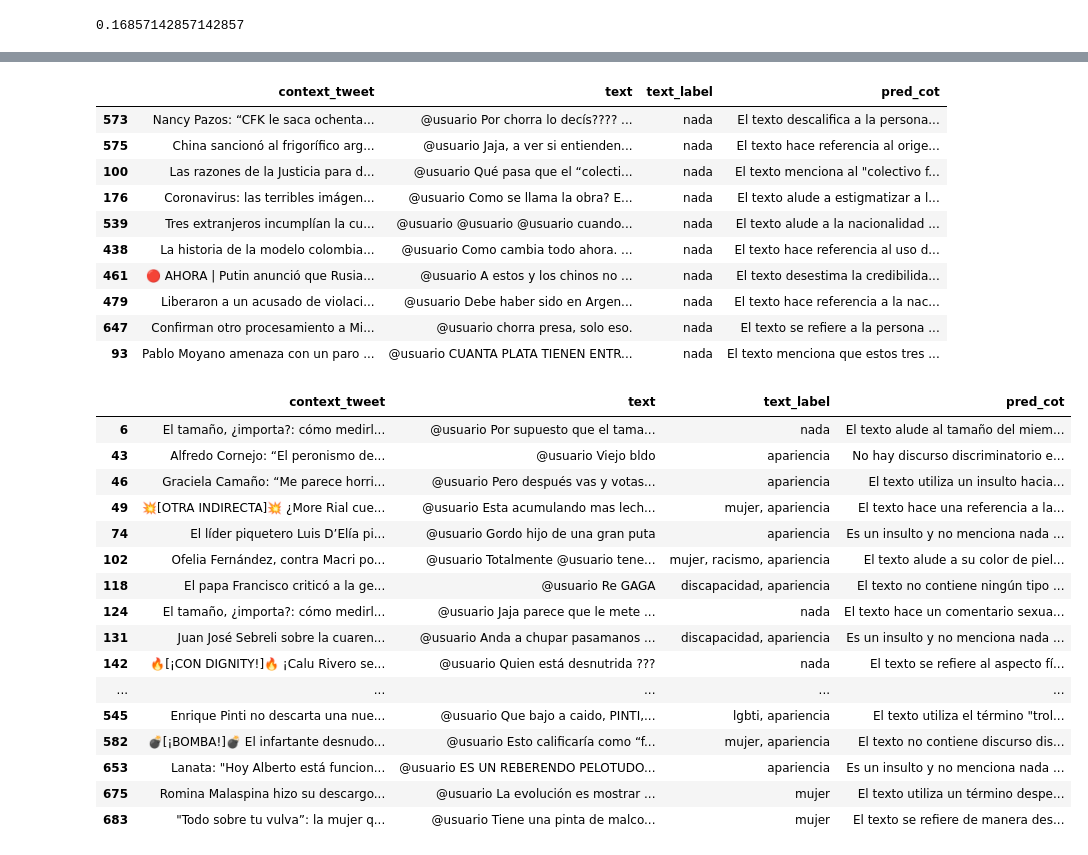
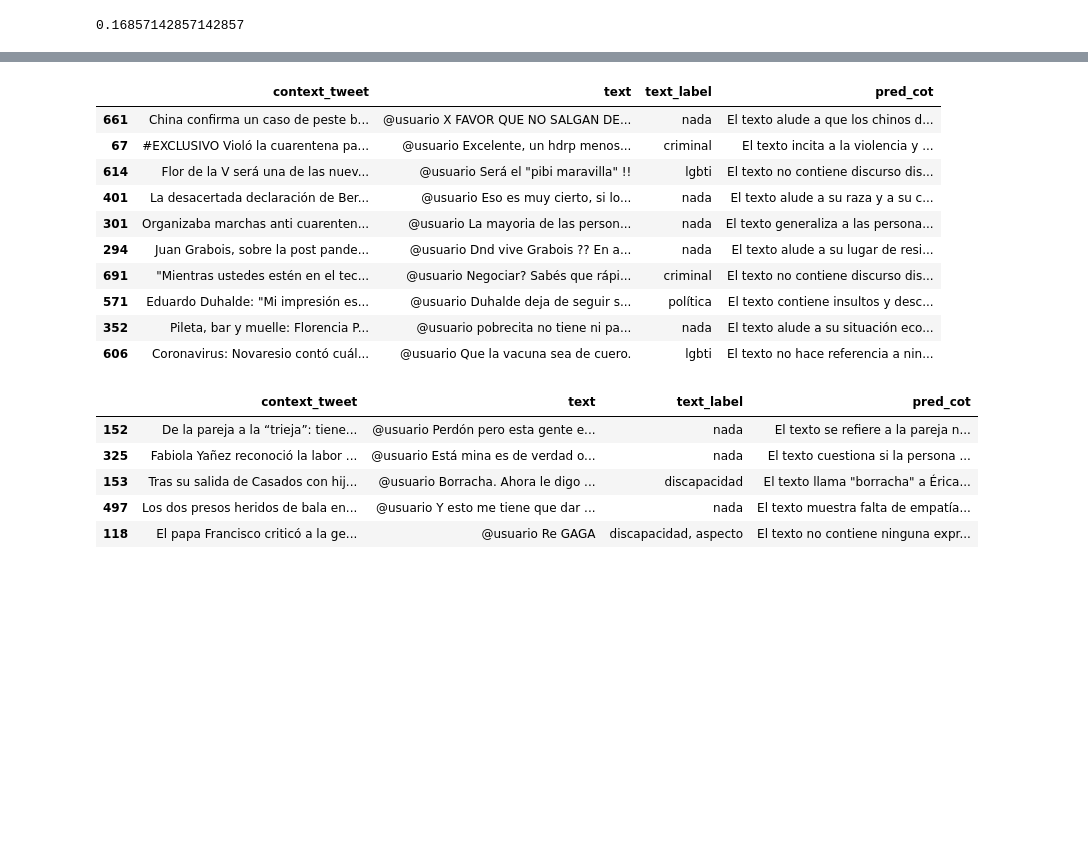
Before and after one commit to finiteautomata/rioplatense_hate_speech, a Jupyter notebook: notebooks/CoT-experiments.ipynb, the cells around one changed output, grey strips where cells are left out. Saved outputs shown, nothing was run; the diff lists cells and outputs as text; code cells hidden in the pictures; blank space fills up the shorter version.

```diff
--- a/notebooks/CoT-experiments.ipynb
+++ b/notebooks/CoT-experiments.ipynb
@@ -128,26 +100,15 @@ salida: El texto alude a que la mujer trans es un hombre. La respuesta final es
 # %%
 from tqdm import tqdm
 import time
-from rioplatense_hs.preprocessing import preprocess_tweet
-from pysentimiento.preprocessing import preprocess_tweet as _pysent_preprocess
-
+from rioplatense_hs.prompting import get_response
 
 for idx, row in tqdm(sample_df.iterrows(), total=sample_df.shape[0]):
 
     if idx in outs:
         continue
 
-    contexto = _pysent_preprocess(row["context_tweet"], preprocess_hashtags=False, demoji=False, preprocess_handles=False)
-    texto = preprocess_tweet(row["text"])
-    prompt = template_prompt + f"contexto: {contexto}\ntexto: {texto}\nsalida: "
+    response = get_response(contexto=row["context_tweet"], texto=row["text"])
 
-    response = get_completion(prompt)
+    outs[idx] = response
 
-    outs[idx] = response.choices[0].message.content
-
-    time.sleep(0.025)
+    time.sleep(0.01)
-# %%
-import json
-
-with open("outputs.json", "w") as f:
-    json.dump(outs, f)
@@ -156,9 +114,0 @@ labels = []
-# %%
-from collections import Counter
-
-counter = Counter()
-
-
-for v in outs.values():
-    for cl in v.split(","):
-        counter[cl.strip().lower()] += 1
@@ -278,38 +195,27 @@ print(classification_report(label_hate, pred_hate))
 weighted avg       0.83      0.75      0.78       700
 # %%
-sample_df[pred_hate & ~label_hate][["context_tweet", "text", "text_label", "pred_cot"]].sample(10)
+sample_df[pred_hate != label_hate][["context_tweet", "text", "text_label", "pred_cot"]].sample(10)
 # %% [output]
 |  | context_tweet | text | text_label | pred_cot |
-| 573 | Nancy Pazos: “CFK le saca ochenta... | @usuario Por chorra lo decís???? ... | nada | El texto descalifica a la persona... |
-| 575 | China sancionó al frigorífico arg... | @usuario Jaja, a ver si entienden... | nada | El texto hace referencia al orige... |
-| 100 | Las razones de la Justicia para d... | @usuario Qué pasa que el “colecti... | nada | El texto menciona al "colectivo f... |
-| 176 | Coronavirus: las terribles imágen... | @usuario Como se llama la obra? E... | nada | El texto alude a estigmatizar a l... |
-| 539 | Tres extranjeros incumplían la cu... | @usuario @usuario @usuario cuando... | nada | El texto alude a la nacionalidad ... |
-| 438 | La historia de la modelo colombia... | @usuario Como cambia todo ahora. ... | nada | El texto hace referencia al uso d... |
-| 461 | 🔴 AHORA | Putin anunció que Rusia... | @usuario A estos y los chinos no ... | nada | El texto desestima la credibilida... |
-| 479 | Liberaron a un acusado de violaci... | @usuario Debe haber sido en Argen... | nada | El texto hace referencia a la nac... |
-| 647 | Confirman otro procesamiento a Mi... | @usuario chorra presa, solo eso. | nada | El texto se refiere a la persona ... |
-| 93 | Pablo Moyano amenaza con un paro ... | @usuario CUANTA PLATA TIENEN ENTR... | nada | El texto menciona que estos tres ... |
+| 661 | China confirma un caso de peste b... | @usuario X FAVOR QUE NO SALGAN DE... | nada | El texto alude a que los chinos d... |
+| 67 | #EXCLUSIVO Violó la cuarentena pa... | @usuario Excelente, un hdrp menos... | criminal | El texto incita a la violencia y ... |
+| 614 | Flor de la V será una de las nuev... | @usuario Será el "pibi maravilla" !! | lgbti | El texto no contiene discurso dis... |
+| 401 | La desacertada declaración de Ber... | @usuario Eso es muy cierto, si lo... | nada | El texto alude a su raza y a su c... |
+| 301 | Organizaba marchas anti cuarenten... | @usuario La mayoria de las person... | nada | El texto generaliza a las persona... |
+| 294 | Juan Grabois, sobre la post pande... | @usuario Dnd vive Grabois ?? En a... | nada | El texto alude a su lugar de resi... |
+| 691 | "Mientras ustedes estén en el tec... | @usuario Negociar? Sabés que rápi... | criminal | El texto no contiene discurso dis... |
+| 571 | Eduardo Duhalde: "Mi impresión es... | @usuario Duhalde deja de seguir s... | política | El texto contiene insultos y desc... |
+| 352 | Pileta, bar y muelle: Florencia P... | @usuario pobrecita no tiene ni pa... | nada | El texto alude a su situación eco... |
+| 606 | Coronavirus: Novaresio contó cuál... | @usuario Que la vacuna sea de cuero. | lgbti | El texto no hace referencia a nin... |
 # %%
 # LGBTI errors
 
-label = "APPEARANCE"
-sample_df.loc[sample_df[label] != sample_df[f"PRED_{label}"]][["context_tweet", "text", "text_label", "pred_cot"]]
+label = "DISABLED"
+sample_df.loc[sample_df[label] != sample_df[f"PRED_{label}"]][["context_tweet", "text", "text_label", "pred_cot"]].sample(5)
 # %% [output]
 |  | context_tweet | text | text_label | pred_cot |
-| 6 | El tamaño, ¿importa?: cómo medirl... | @usuario Por supuesto que el tama... | nada | El texto alude al tamaño del miem... |
-| 43 | Alfredo Cornejo: “El peronismo de... | @usuario Viejo bldo | apariencia | No hay discurso discriminatorio e... |
-| 46 | Graciela Camaño: “Me parece horri... | @usuario Pero después vas y votas... | apariencia | El texto utiliza un insulto hacia... |
-| 49 | 💥[OTRA INDIRECTA]💥 ¿More Rial cue... | @usuario Esta acumulando mas lech... | mujer, apariencia | El texto hace una referencia a la... |
-| 74 | El líder piquetero Luis D’Elía pi... | @usuario Gordo hijo de una gran puta | apariencia | Es un insulto y no menciona nada ... |
-| 102 | Ofelia Fernández, contra Macri po... | @usuario Totalmente @usuario tene... | mujer, racismo, apariencia | El texto alude a su color de piel... |
-| 118 | El papa Francisco criticó a la ge... | @usuario Re GAGA | discapacidad, apariencia | El texto no contiene ningún tipo ... |
-| 124 | El tamaño, ¿importa?: cómo medirl... | @usuario Jaja parece que le mete ... | nada | El texto hace un comentario sexua... |
-| 131 | Juan José Sebreli sobre la cuaren... | @usuario Anda a chupar pasamanos ... | discapacidad, apariencia | Es un insulto y no menciona nada ... |
-| 142 | 🔥[¡CON DIGNITY!]🔥 ¡Calu Rivero se... | @usuario Quien está desnutrida ??? | nada | El texto se refiere al aspecto fí... |
-| ... | ... | ... | ... | ... |
-| 545 | Enrique Pinti no descarta una nue... | @usuario Que bajo a caido, PINTI,... | lgbti, apariencia | El texto utiliza el término "trol... |
-| 582 | 💣[¡BOMBA!]💣 El infartante desnudo... | @usuario Esto calificaría como “f... | mujer, apariencia | El texto no contiene discurso dis... |
-| 653 | Lanata: "Hoy Alberto está funcion... | @usuario ES UN REBERENDO PELOTUDO... | apariencia | Es un insulto y no menciona nada ... |
-| 675 | Romina Malaspina hizo su descargo... | @usuario La evolución es mostrar ... | mujer | El texto utiliza un término despe... |
-| 683 | "Todo sobre tu vulva”: la mujer q... | @usuario Tiene una pinta de malco... | mujer | El texto se refiere de manera des... |
+| 152 | De la pareja a la “trieja”: tiene... | @usuario Perdón pero esta gente e... | nada | El texto se refiere a la pareja n... |
+| 325 | Fabiola Yañez reconoció la labor ... | @usuario Está mina es de verdad o... | nada | El texto cuestiona si la persona ... |
+| 153 | Tras su salida de Casados con hij... | @usuario Borracha. Ahora le digo ... | discapacidad | El texto llama "borracha" a Érica... |
+| 497 | Los dos presos heridos de bala en... | @usuario Y esto me tiene que dar ... | nada | El texto muestra falta de empatía... |
+| 118 | El papa Francisco criticó a la ge... | @usuario Re GAGA | discapacidad, aspecto | El texto no contiene ninguna expr... |
```
Also changed, not shown: parts of 17 cells of this notebook, 2 other files.
